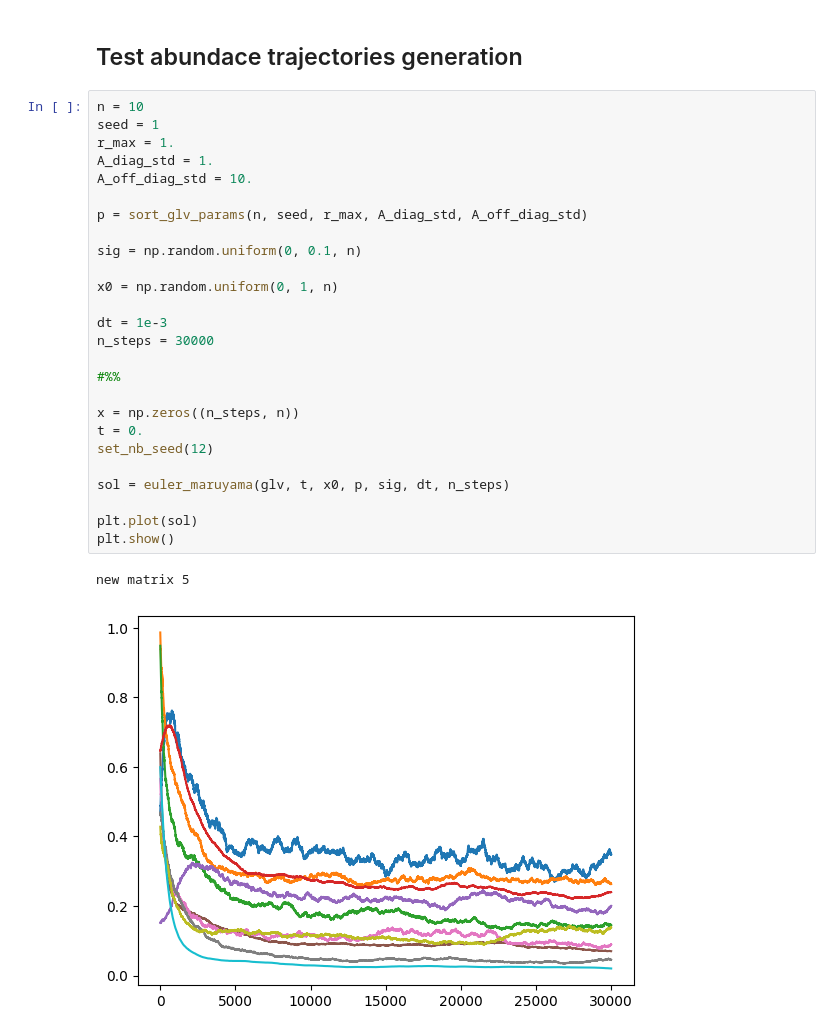
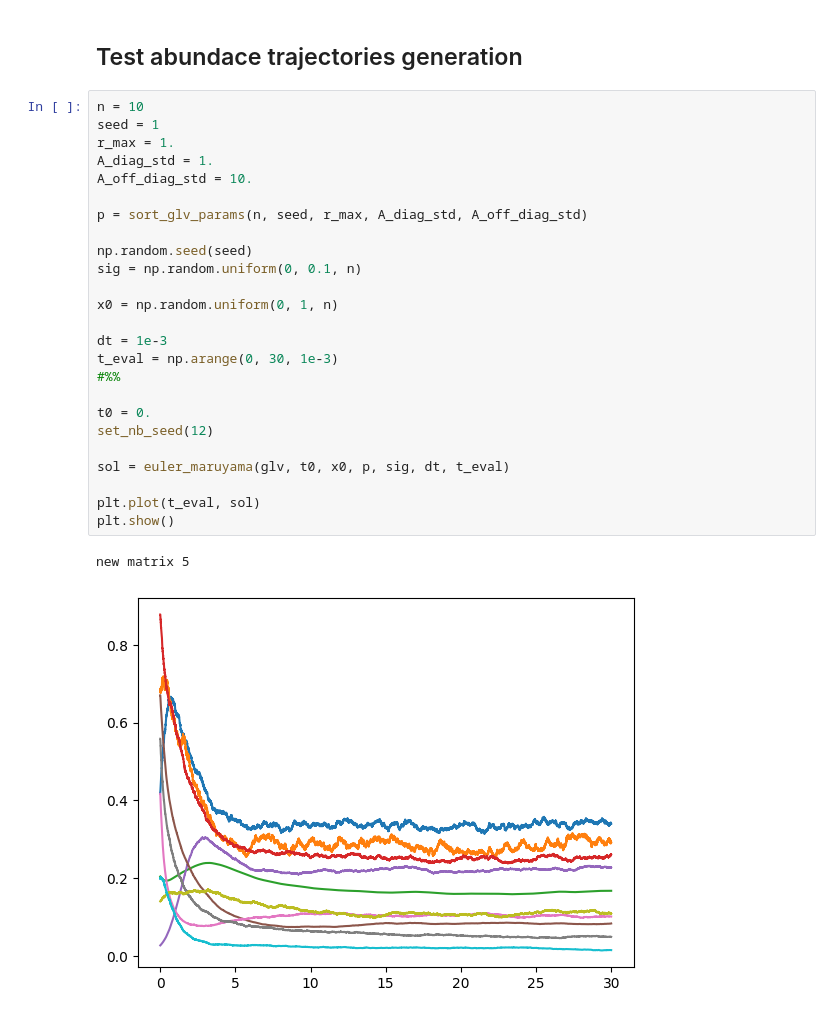
Before and after one commit to joaovaleriano/gLV_OED, a Jupyter notebook: notebooks/testing.ipynb, the cells around one changed output. Saved outputs shown, nothing was run; the diff lists cells and outputs as text.

```diff
--- a/notebooks/testing.ipynb
+++ b/notebooks/testing.ipynb
@@ -17,29 +17,28 @@ def set_nb_seed(seed):
 # %%
 n = 10
 seed = 1
 r_max = 1.
 A_diag_std = 1.
 A_off_diag_std = 10.
 
 p = sort_glv_params(n, seed, r_max, A_diag_std, A_off_diag_std)
 
+np.random.seed(seed)
 sig = np.random.uniform(0, 0.1, n)
 
 x0 = np.random.uniform(0, 1, n)
 
 dt = 1e-3
-n_steps = 30000
-
+t_eval = np.arange(0, 30, 1e-3)
 #%%
 
-x = np.zeros((n_steps, n))
-t = 0.
+t0 = 0.
 set_nb_seed(12)
 
-sol = euler_maruyama(glv, t, x0, p, sig, dt, n_steps)
+sol = euler_maruyama(glv, t0, x0, p, sig, dt, t_eval)
 
-plt.plot(sol)
+plt.plot(t_eval, sol)
 plt.show()
 # %% [output]
 new matrix 5
-[figure, old version]
+[figure, new version]
```
Also changed, not shown: parts of 2 cells of this notebook.
